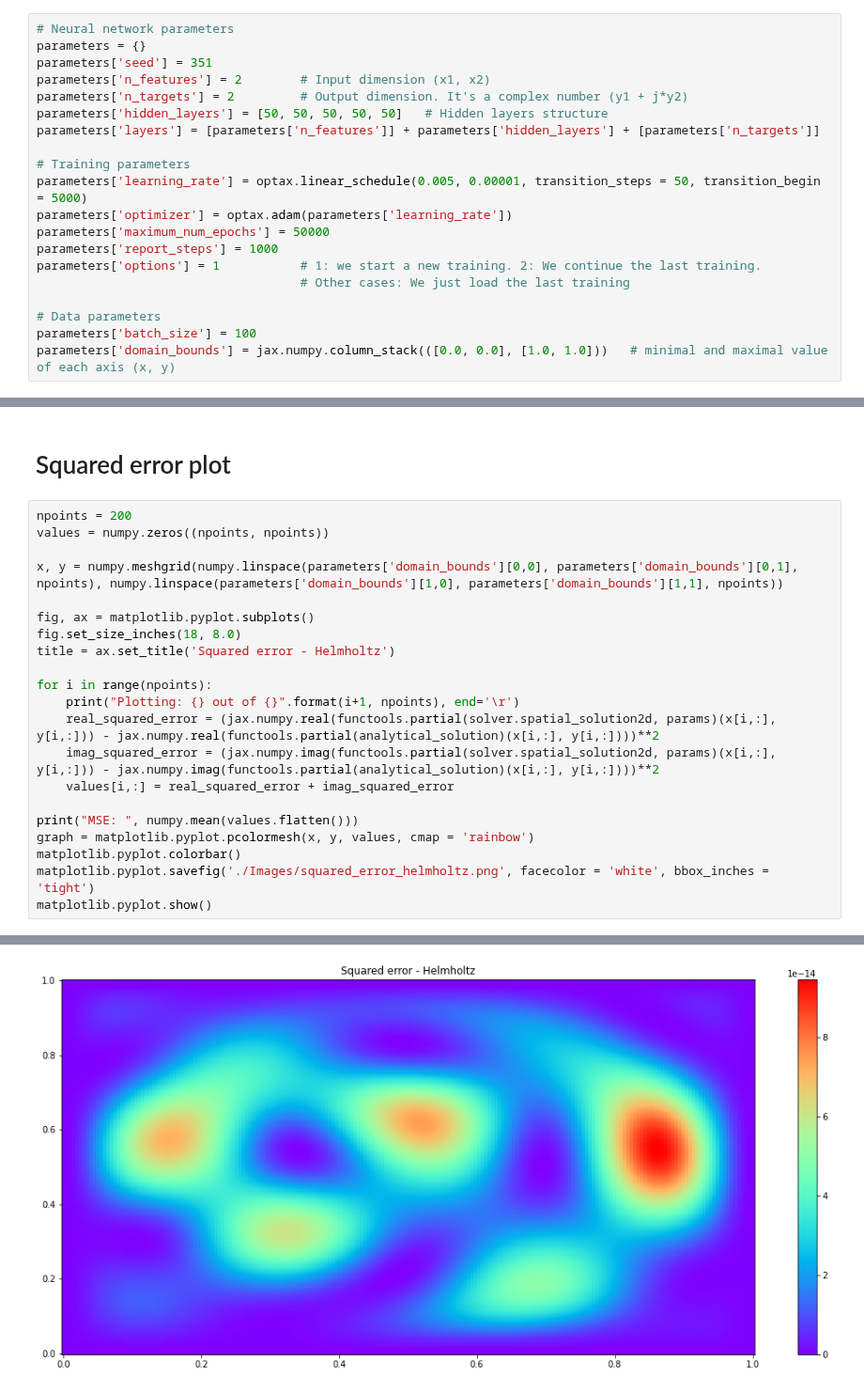
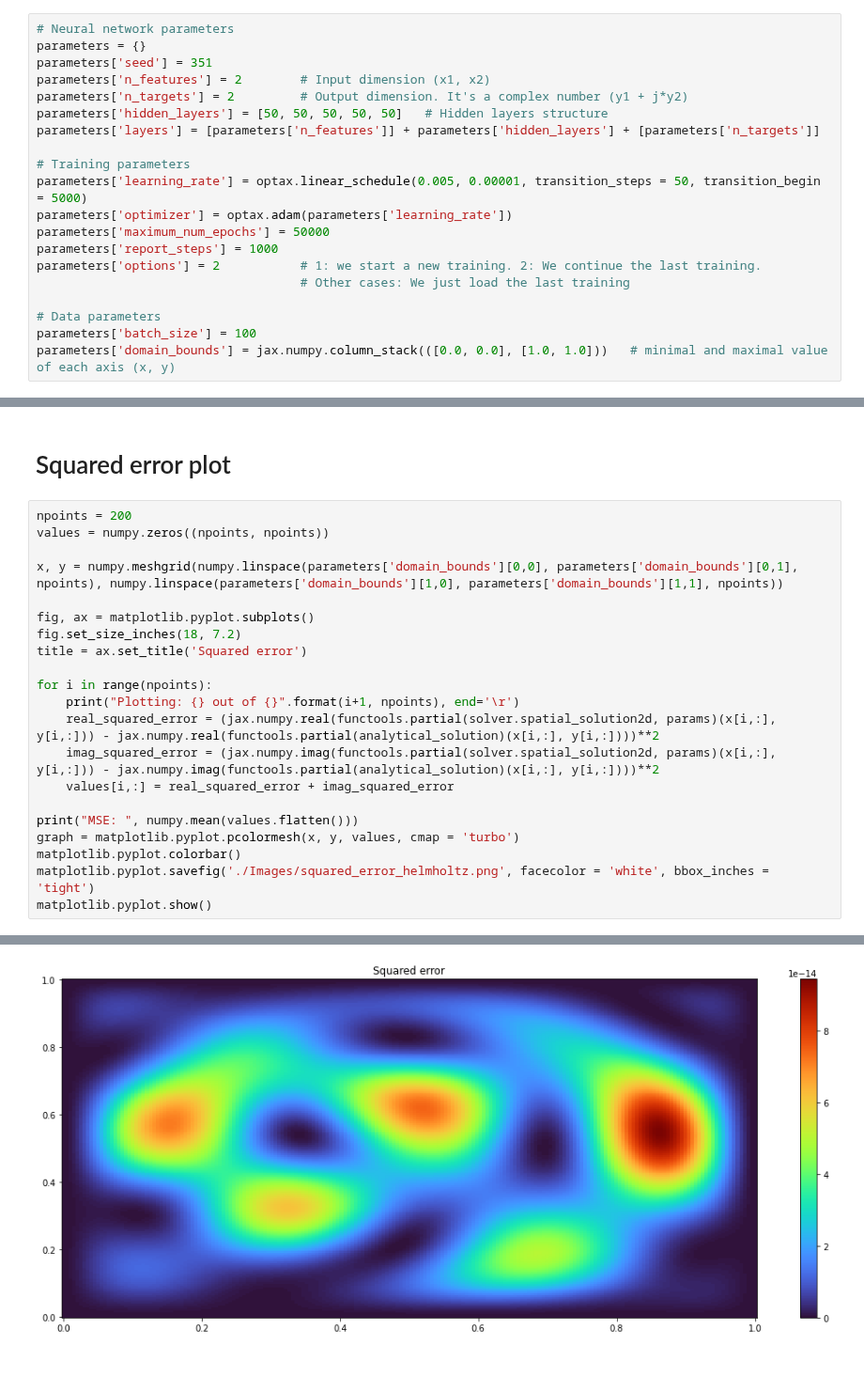
Before and after one commit to LawsonOliveira/Tsunami, a Jupyter notebook: src/Approaches/Lagaris_Paper1/Helmholtz/helmholtz.ipynb, the cells around one changed output, grey strips where cells are left out. Shown at 94% size. Drawn from its saved outputs; the diff is of its cells as text; blank space fills up the shorter version.

```diff
--- a/src/Approaches/Lagaris_Paper1/Helmholtz/helmholtz.ipynb
+++ b/src/Approaches/Lagaris_Paper1/Helmholtz/helmholtz.ipynb
@@ -57,7 +57,7 @@ parameters['learning_rate'] = optax.linear_schedule(0.005, 0.00001, transition_s
 parameters['optimizer'] = optax.adam(parameters['learning_rate'])
 parameters['maximum_num_epochs'] = 50000
 parameters['report_steps'] = 1000
-parameters['options'] = 1           # 1: we start a new training. 2: We continue the last training.
+parameters['options'] = 2           # 1: we start a new training. 2: We continue the last training.
                                     # Other cases: We just load the last training
 
 # Data parameters
@@ -535,8 +535,8 @@ values = numpy.zeros((npoints, npoints))
 x, y = numpy.meshgrid(numpy.linspace(parameters['domain_bounds'][0,0], parameters['domain_bounds'][0,1], npoints), numpy.linspace(parameters['domain_bounds'][1,0], parameters['domain_bounds'][1,1], npoints))
 
 fig, ax = matplotlib.pyplot.subplots()
-fig.set_size_inches(18, 8.0)
-title = ax.set_title('Squared error - Helmholtz')
+fig.set_size_inches(18, 7.2)
+title = ax.set_title('Squared error')
 
 for i in range(npoints):
     print("Plotting: {} out of {}".format(i+1, npoints), end='\r')
@@ -545,7 +545,7 @@ for i in range(npoints):
     values[i,:] = real_squared_error + imag_squared_error
 
 print("MSE: ", numpy.mean(values.flatten()))
-graph = matplotlib.pyplot.pcolormesh(x, y, values, cmap = 'rainbow')
+graph = matplotlib.pyplot.pcolormesh(x, y, values, cmap = 'turbo')
 matplotlib.pyplot.colorbar()
 matplotlib.pyplot.savefig('./Images/squared_error_helmholtz.png', facecolor = 'white', bbox_inches = 'tight')
 matplotlib.pyplot.show()
@@ -554 +554 @@ MSE:  2.007965818461194e-14
-[figure, old version]
+[figure, new version]
```
Also changed, not shown: parts of 3 cells of this notebook, 35 other files.
